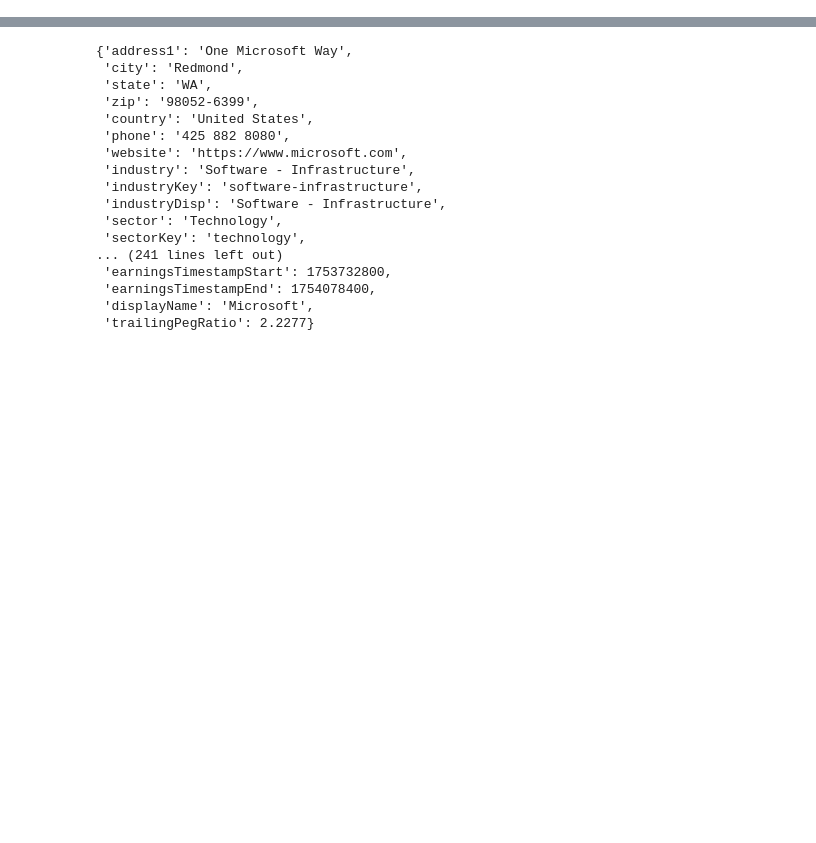
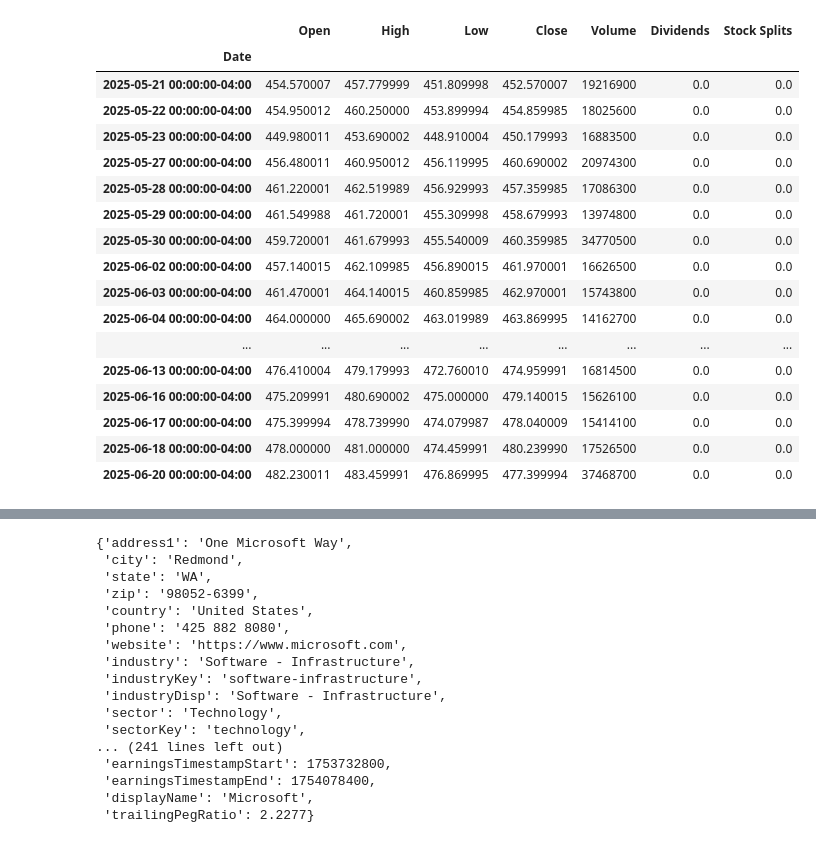
Before and after one commit to RoydonTay/finbro-app, a Jupyter notebook: app/backend/app/services/test.ipynb, the cells around one changed output, grey strips where cells are left out. Cells and saved outputs as stored; diff of their text form; code cells hidden in the pictures; blank space fills up the shorter version.

```diff
--- a/app/backend/app/services/test.ipynb
+++ b/app/backend/app/services/test.ipynb
@@ -3,0 +48,21 @@ dat = yf.Ticker("MSFT")
+# %%
+dat.history()
+# %% [output]
+|  | Open | High | Low | Close | Volume | Dividends | Stock Splits |
+| Date |  |  |  |  |  |  |  |
+| 2025-05-21 00:00:00-04:00 | 454.570007 | 457.779999 | 451.809998 | 452.570007 | 19216900 | 0.0 | 0.0 |
+| 2025-05-22 00:00:00-04:00 | 454.950012 | 460.250000 | 453.899994 | 454.859985 | 18025600 | 0.0 | 0.0 |
+| 2025-05-23 00:00:00-04:00 | 449.980011 | 453.690002 | 448.910004 | 450.179993 | 16883500 | 0.0 | 0.0 |
+| 2025-05-27 00:00:00-04:00 | 456.480011 | 460.950012 | 456.119995 | 460.690002 | 20974300 | 0.0 | 0.0 |
+| 2025-05-28 00:00:00-04:00 | 461.220001 | 462.519989 | 456.929993 | 457.359985 | 17086300 | 0.0 | 0.0 |
+| 2025-05-29 00:00:00-04:00 | 461.549988 | 461.720001 | 455.309998 | 458.679993 | 13974800 | 0.0 | 0.0 |
+| 2025-05-30 00:00:00-04:00 | 459.720001 | 461.679993 | 455.540009 | 460.359985 | 34770500 | 0.0 | 0.0 |
+| 2025-06-02 00:00:00-04:00 | 457.140015 | 462.109985 | 456.890015 | 461.970001 | 16626500 | 0.0 | 0.0 |
+| 2025-06-03 00:00:00-04:00 | 461.470001 | 464.140015 | 460.859985 | 462.970001 | 15743800 | 0.0 | 0.0 |
+| 2025-06-04 00:00:00-04:00 | 464.000000 | 465.690002 | 463.019989 | 463.869995 | 14162700 | 0.0 | 0.0 |
+| ... | ... | ... | ... | ... | ... | ... | ... |
+| 2025-06-13 00:00:00-04:00 | 476.410004 | 479.179993 | 472.760010 | 474.959991 | 16814500 | 0.0 | 0.0 |
+| 2025-06-16 00:00:00-04:00 | 475.209991 | 480.690002 | 475.000000 | 479.140015 | 15626100 | 0.0 | 0.0 |
+| 2025-06-17 00:00:00-04:00 | 475.399994 | 478.739990 | 474.079987 | 478.040009 | 15414100 | 0.0 | 0.0 |
+| 2025-06-18 00:00:00-04:00 | 478.000000 | 481.000000 | 474.459991 | 480.239990 | 17526500 | 0.0 | 0.0 |
+| 2025-06-20 00:00:00-04:00 | 482.230011 | 483.459991 | 476.869995 | 477.399994 | 37468700 | 0.0 | 0.0 |
```
Also changed, not shown: parts of 14 cells of this notebook.
